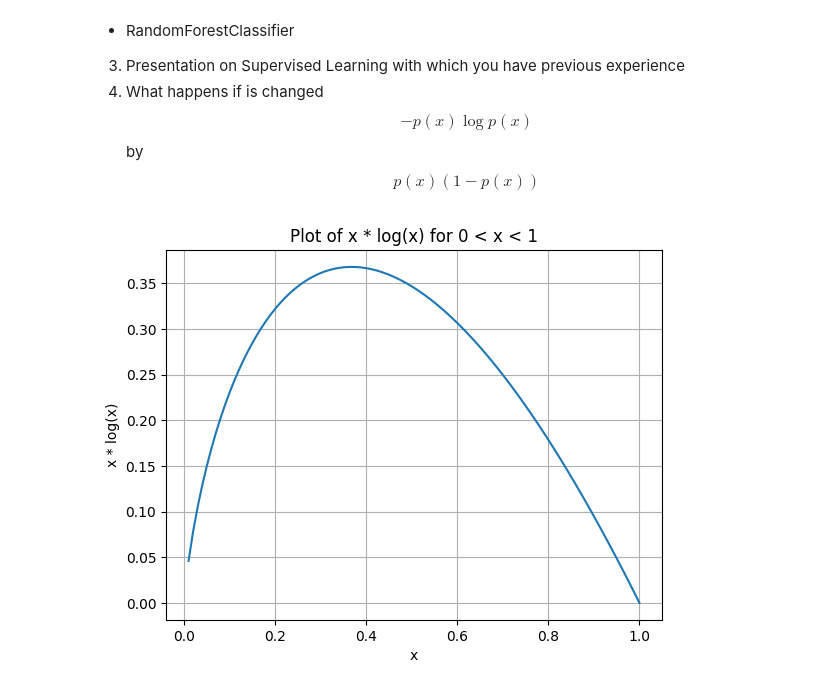
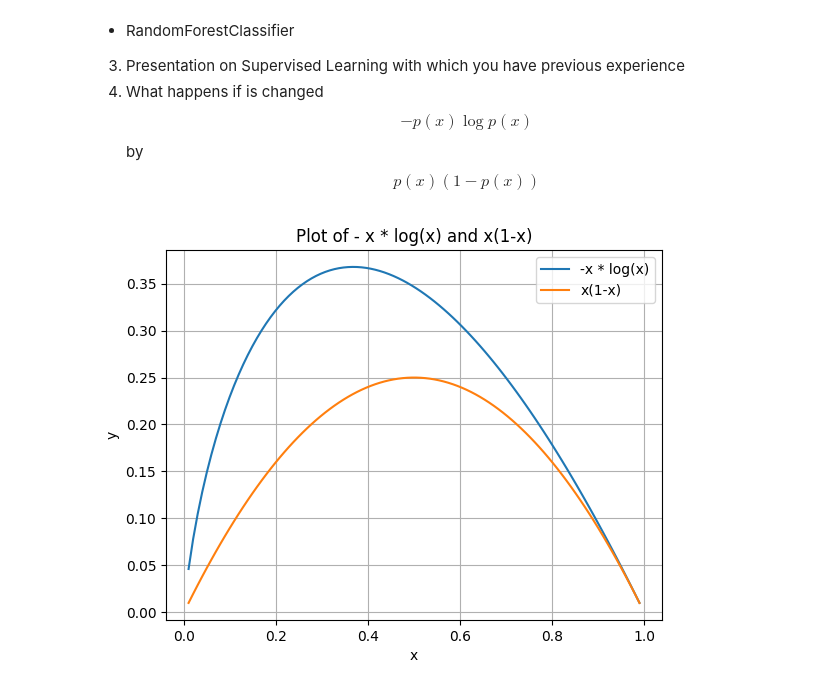
Before and after one commit to GerardoMunoz/ML_2025, a Jupyter notebook: Entropy.ipynb, the cells around one changed output. Drawn from its saved outputs; the diff is of its cells as text; code cells hidden in the pictures.

```diff
--- a/Entropy.ipynb
+++ b/Entropy.ipynb
@@ -209,23 +209,28 @@ plt.show()
 # %%
 import numpy as np
 import matplotlib.pyplot as plt
 
-# Generate x values between 0 and 1
-x = np.linspace(0.01, 1, 100)  # Start at 0.01 to avoid log(0)
+# Create x values
+x = np.linspace(0.01, 0.99, 100)  # Avoid log(0)
 
-# Calculate y = x * log(x)
-y = - x * np.log(x)
+# Calculate y values for x * log(x)
+y1 = -x * np.log(x)
 
-# Create the plot
-plt.plot(x, y)
+# Calculate y values for x(1-x)
+y2 = x * (1 - x)
 
-# Add labels and title
-plt.xlabel("x")
-plt.ylabel("x * log(x)")
-plt.title("Plot of x * log(x) for 0 < x < 1")
+# Plot the functions
+plt.plot(x, y1, label='-x * log(x)')
+plt.plot(x, y2, label='x(1-x)')
+
+# Customize the plot
+plt.xlabel('x')
+plt.ylabel('y')
+plt.title('Plot of - x * log(x) and x(1-x)')
+plt.legend()
+plt.grid(True)
 
 # Display the plot
-plt.grid(True)
 plt.show()
 # %% [output]
-[figure, old version]
+[figure, new version]
```
Also changed, not shown: parts of 1 cell of this notebook.
